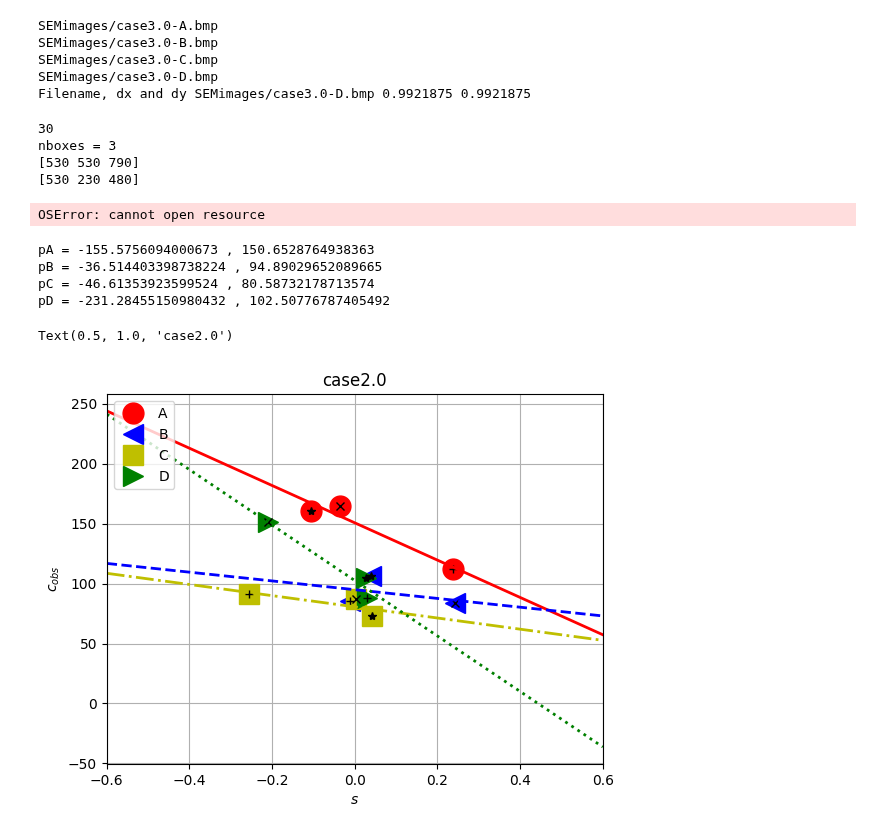
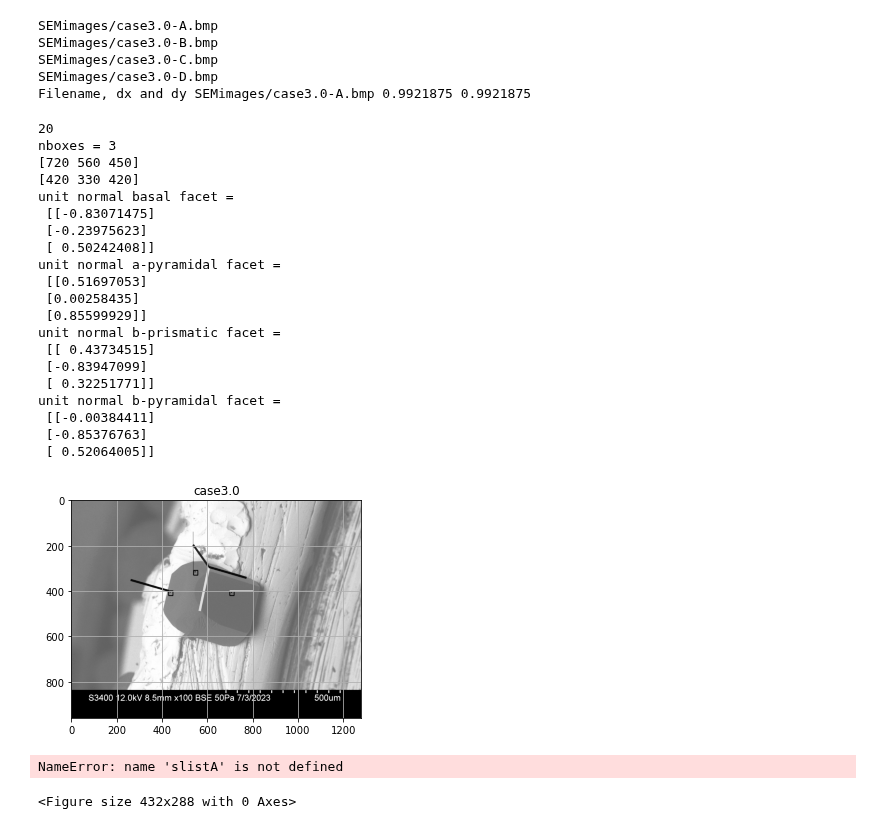
Before and after one commit to sneshyba/ice2021, a Jupyter notebook: crystals/2023-07-03/case3.0 (calibration)/GNBF_2_calibrate_from_Xtlvecs.ipynb, the cells around one changed output. Saved outputs shown, nothing was run; the diff lists cells and outputs as text; code cells hidden in the pictures.

```diff
--- a/crystals/2023-07-03/case3.0 (calibration)/GNBF_2_calibrate_from_Xtlvecs.ipynb
+++ b/crystals/2023-07-03/case3.0 (calibration)/GNBF_2_calibrate_from_Xtlvecs.ipynb
@@ -19,14 +19,14 @@ theta = ABCDangle_deg*np.pi/180
 # %%
 # Read the input dataset, including spacing in micrometers
 imageroot = 'case3.0'
-dx,dy,cA,cB,cC,cD,Filename = ims.getc2('', 'SEMimages/', imageroot,'D')
+dx,dy,cA,cB,cC,cD,Filename = ims.getc2('', 'SEMimages/', imageroot,'A')
 print("Filename, dx and dy", Filename, dx, dy)
 # %% [output]
 SEMimages/case3.0-A.bmp
 SEMimages/case3.0-B.bmp
 SEMimages/case3.0-C.bmp
 SEMimages/case3.0-D.bmp
-Filename, dx and dy SEMimages/case3.0-D.bmp 0.9921875 0.9921875
+Filename, dx and dy SEMimages/case3.0-A.bmp 0.9921875 0.9921875
 # %%
 # Show the image
 im = PIL.Image.open(Filename)
@@ -100,48 +100,64 @@ draw.line(linea_disp, fill=filla,width=5)
 # scalednavecyterm = (yorigin+navec[1]*scale).item()
 # linea_disp = list(np.squeeze([xorigin,yorigin,scalednavecxterm,scalednavecyterm]).astype(int))
 # draw.line(linea_disp, fill=filla,width=2)
 
 # Calculate and show the prismatic normal associated with vector b
 nbvec = np.matrix(np.cross(bvec.T,cvec.T)).T
 print ('unit normal b-prismatic facet =\n',nbvec)
 bboxcenterx = nx1list[1]
 bboxcentery = ny1list[1]
 scaledbvecxterm = (bboxcenterx+nbvec[0]*scale).item()
 scaledbvecyterm = (bboxcentery+nbvec[1]*scale).item()
 lineb_disp = list(np.squeeze([bboxcenterx,bboxcentery,scaledbvecxterm,scaledbvecyterm]).astype(int))
-draw.line(lineb_disp, fill=fillb,width=2)
+# draw.line(lineb_disp, fill=fillb,width=2)
 
 # Calculate and show the pyramidal normal associated with vector a
 # Rot28 = ims.myrotation_matrix(avec,-28)
 # navec = Rot28*navec
 # print ('unit normal a-pyramidal facet =\n',navec)
 # aboxcenterx = nx1list[0]
 # aboxcentery = ny1list[0]
 # scaledcenterxterm = (aboxcenterx+navec[0]*scale).item()
 # scaledcenteryterm = (aboxcentery+navec[1]*scale).item()
 # linea_disp = list(np.squeeze([aboxcenterx,aboxcentery,scaledcenterxterm,scaledcenteryterm]).astype(int))
 # draw.line(linea_disp, fill=filla,width=2)
 
-# Calculate and show the pyramidal normal associated with vector b
-# Rot28 = ims.myrotation_matrix(bvec,28)
-# nbvec = Rot28*nbvec
-# print ('unit normal b-pyramidal facet =\n',nbvec)
-# bboxcenterx = nx1list[1]
-# bboxcentery = ny1list[1]
-# scaledbvecxterm = (bboxcenterx+nbvec[0]*scale).item()
-# scaledbvecyterm = (bboxcentery+nbvec[1]*scale).item()
-# lineb_disp = list(np.squeeze([bboxcenterx,bboxcentery,scaledbvecxterm,scaledbvecyterm]).astype(int))
-# draw.line(lineb_disp, fill=fillb,width=2)
+#Calculate and show the pyramidal normal associated with vector b
+Rot28 = ims.myrotation_matrix(bvec,28)
+nbvec = Rot28*nbvec
+print ('unit normal b-pyramidal facet =\n',nbvec)
+bboxcenterx = nx1list[1]
+bboxcentery = ny1list[1]
+scaledbvecxterm = (bboxcenterx+nbvec[0]*scale).item()
+scaledbvecyterm = (bboxcentery+nbvec[1]*scale).item()
+lineb_disp = list(np.squeeze([bboxcenterx,bboxcentery,scaledbvecxterm,scaledbvecyterm]).astype(int))
+draw.line(lineb_disp, fill=fillb,width=2)
 
 # Finish up
 plt.imshow(im,cmap = 'Greys_r', vmin = 0,vmax = 255)
 plt.grid(True)
 # %% [output]
-30
+20
 nboxes = 3
-[530 530 790]
-[530 230 480]
+[720 560 450]
+[420 330 420]
+unit normal basal facet =
+ [[-0.83071475]
+ [-0.23975623]
+ [ 0.50242408]]
+unit normal a-pyramidal facet =
+ [[0.51697053]
+ [0.00258435]
+ [0.85599929]]
+unit normal b-prismatic facet =
+ [[ 0.43734515]
+ [-0.83947099]
+ [ 0.32251771]]
+unit normal b-pyramidal facet =
+ [[-0.00384411]
+ [-0.85376763]
+ [ 0.52064005]]
-OSError: cannot open resource
+[figure, added]
 # %%
 # For each detector, get s-values
 sAa, sBa, sCa, sDa = ims.mygets(navec,theta)
@@ -219,12 +235,8 @@ plt.plot(s_theory,cC_theory,'-.y',linewidth=2)
 plt.plot(s_theory,cD_theory,':g',linewidth=2)
 plt.title(imageroot)
 # %% [output]
-pA = -155.5756094000673 , 150.6528764938363
-pB = -36.514403398738224 , 94.89029652089665
-pC = -46.61353923599524 , 80.58732178713574
-pD = -231.28455150980432 , 102.50776787405492
+NameError: name 'slistA' is not defined
-Text(0.5, 1.0, 'case2.0')
+<Figure size 432x288 with 0 Axes>
-[figure, removed]
 # %%
 # Save the calibration file
 Calibrationfile = 'Calibration.nml'
```
Also changed, not shown: 39 other files.
